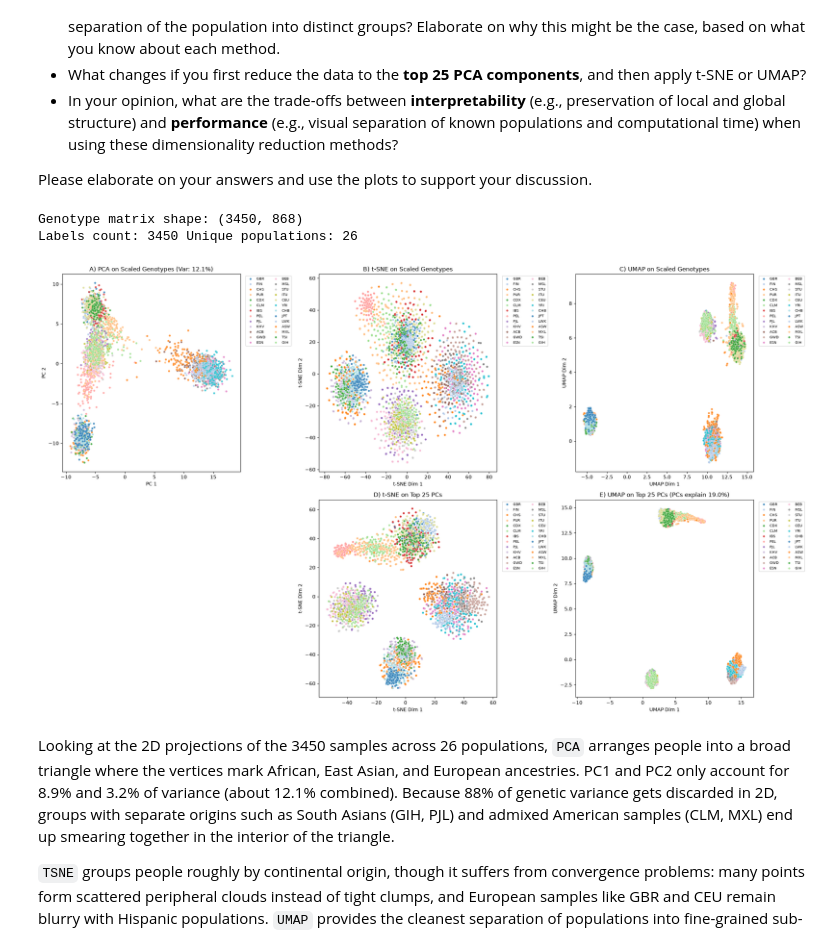
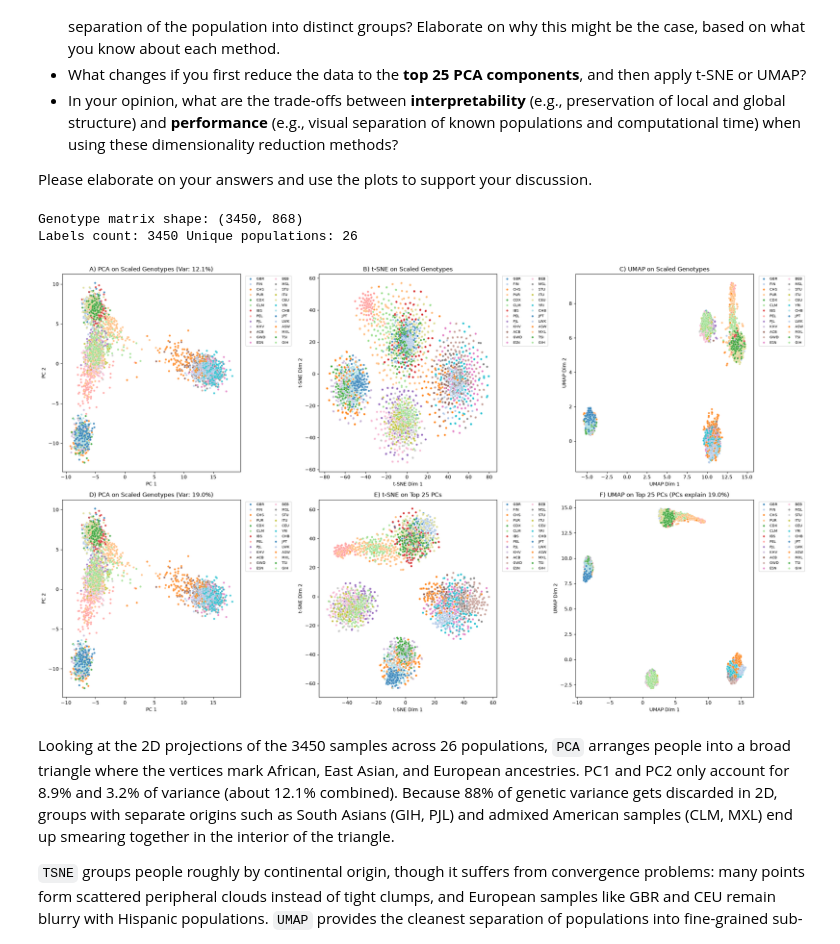
Before and after one commit to franciscoherrera2k05-tech/ds4021, a Jupyter notebook: lab3.ipynb, the cells around one changed output. Drawn from its saved outputs; the diff is of its cells as text; code cells hidden in the pictures.

```diff
--- a/lab3.ipynb
+++ b/lab3.ipynb
@@ -340,7 +354,21 @@ axes_gen[0, 2].set_xlabel("UMAP Dim 1")
 axes_gen[0, 2].set_ylabel("UMAP Dim 2")
 axes_gen[0, 2].legend(bbox_to_anchor=(1.02, 1), loc="upper left", ncol=2, fontsize="x-small")
 
-axes_gen[1, 0].axis("off")
+sns.scatterplot(
+    x=X_pca_gen_25[:, 0],
+    y=X_pca_gen_25[:, 1],
+    hue=y_genome,
+    palette="tab20",
+    s=18,
+    alpha=0.8,
+    ax=axes_gen[1, 0],
+)
+axes_gen[1, 0].set_xlabel("PC 1")
+axes_gen[1, 0].set_ylabel("PC 2")
+axes_gen[1, 0].legend(bbox_to_anchor=(1.02, 1), loc="upper left", ncol=2, fontsize="x-small")
+axes_gen[1, 0].set_title(
+    f"D) PCA on Scaled Genotypes (Var: {sum(pca_gen_25.explained_variance_ratio_):.1%})"
+)
 
 sns.scatterplot(
     x=X_tsne_gen_pca25[:, 0],
@@ -348,36 +376,36 @@ sns.scatterplot(
     hue=y_genome,
     palette="tab20",
     s=18,
     alpha=0.8,
     ax=axes_gen[1, 1],
 )
-axes_gen[1, 1].set_title("D) t-SNE on Top 25 PCs")
+axes_gen[1, 1].set_title("E) t-SNE on Top 25 PCs")
 axes_gen[1, 1].set_xlabel("t-SNE Dim 1")
 axes_gen[1, 1].set_ylabel("t-SNE Dim 2")
 axes_gen[1, 1].legend(bbox_to_anchor=(1.02, 1), loc="upper left", ncol=2, fontsize="x-small")
 
 sns.scatterplot(
     x=X_umap_gen_pca25[:, 0],
     y=X_umap_gen_pca25[:, 1],
     hue=y_genome,
     palette="tab20",
     s=18,
     alpha=0.8,
     ax=axes_gen[1, 2],
 )
 axes_gen[1, 2].set_title(
-    f"E) UMAP on Top 25 PCs (PCs explain {sum(pca_gen_25.explained_variance_ratio_):.1%})"
+    f"F) UMAP on Top 25 PCs (PCs explain {sum(pca_gen_25.explained_variance_ratio_):.1%})"
 )
 axes_gen[1, 2].set_xlabel("UMAP Dim 1")
 axes_gen[1, 2].set_ylabel("UMAP Dim 2")
 axes_gen[1, 2].legend(bbox_to_anchor=(1.02, 1), loc="upper left", ncol=2, fontsize="x-small")
 
 plt.tight_layout()
 plt.show()
 # %% [output]
 Genotype matrix shape: (3450, 868)
 Labels count: 3450 Unique populations: 26
-[figure, old version]
+[figure, new version]
 # %% [markdown]
 Looking at the 2D projections of the 3450 samples across 26 populations, `PCA` arranges people into a broad triangle where the vertices mark African, East Asian, and European ancestries. PC1 and PC2 only account for 8.9% and 3.2% of variance (about 12.1% combined). Because 88% of genetic variance gets discarded in 2D, groups with separate origins such as South Asians (GIH, PJL) and admixed American samples (CLM, MXL) end up smearing together in the interior of the triangle.
 
```
Also changed, not shown: parts of 2 cells of this notebook.
